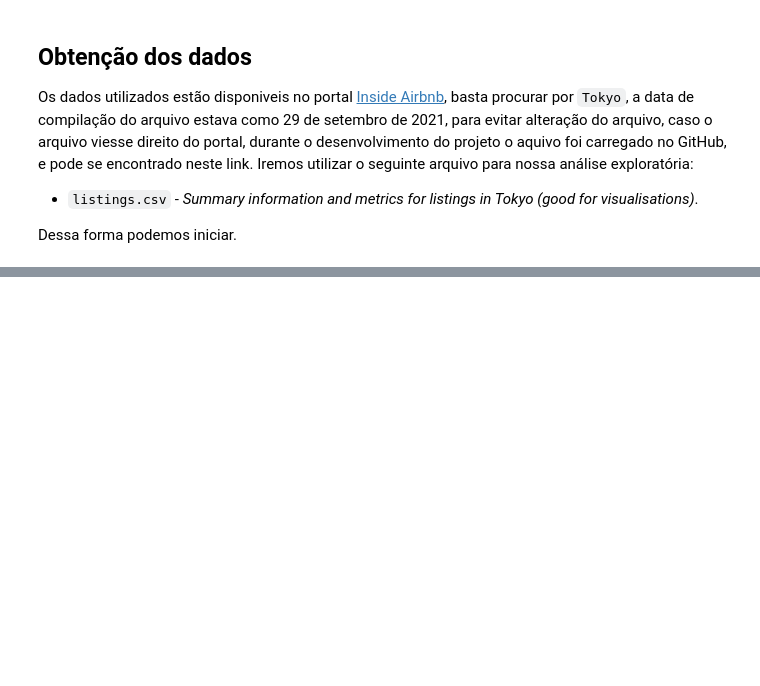
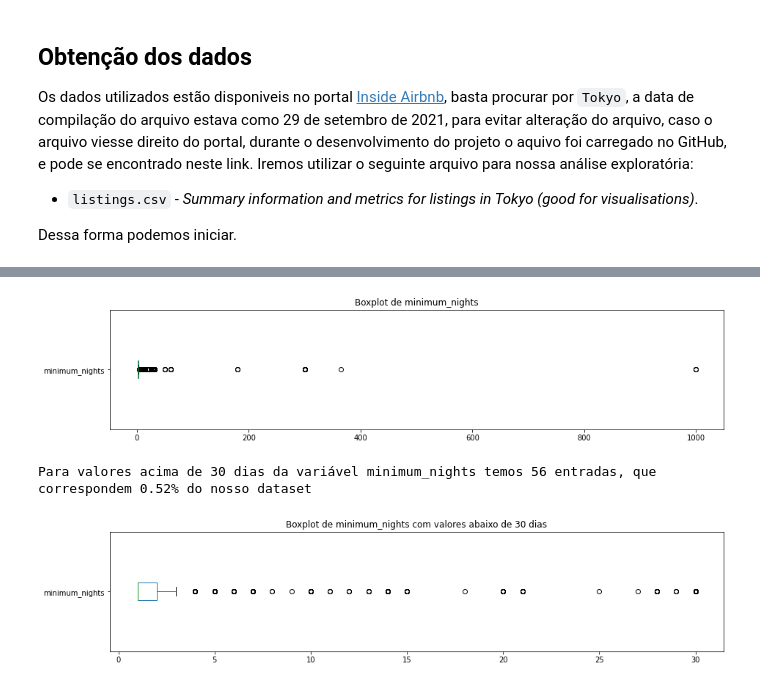
Before and after one commit to douglascdsantos/data_science, a Jupyter notebook: projetos/analisando_os_dados_do_airbnb_(tokyo)/notebook/Analisando_os_Dados_do_Airbnb_(Tokyo).ipynb, the cells around one changed output, grey strips where cells are left out. Drawn from its saved outputs; the diff is of its cells as text; code cells hidden in the pictures; blank space fills up the shorter version.

```diff
--- a/projetos/analisando_os_dados_do_airbnb_(tokyo)/notebook/Analisando_os_Dados_do_Airbnb_(Tokyo).ipynb
+++ b/projetos/analisando_os_dados_do_airbnb_(tokyo)/notebook/Analisando_os_Dados_do_Airbnb_(Tokyo).ipynb
@@ -67,0 +224,18 @@ Index(['id', 'name', 'host_id', 'host_name', 'neighbourhood_group',
+# %%
+# minimum_nights
+df.minimum_nights.plot.box(vert=False, figsize = (15,3));
+plt.title('Boxplot de minimum_nights')
+plt.show()
+
+# ver quantidade de valores acima de 30 dias para minimum_nights
+valor_corte_nights = 30
+print(f'''\nPara valores acima de {valor_corte_nights} dias da variável minimum_nights temos {len(df[df.minimum_nights > valor_corte_nights])} entradas, que correspondem {((len(df[df.minimum_nights > valor_corte_nights]) / df.shape[0])):.2%} do nosso dataset\n''')
+
+
+df.minimum_nights[df.minimum_nights <= valor_corte_nights].plot.box(vert=False, figsize = (15,3));
+plt.title(f'Boxplot de minimum_nights com valores abaixo de {valor_corte_nights} dias')
+plt.show()
+# %% [output]
+[figure, added]
+Para valores acima de 30 dias da variável minimum_nights temos 56 entradas, que correspondem 0.52% do nosso dataset
+[figure, added]
```
Also changed, not shown: parts of 27 cells of this notebook.
